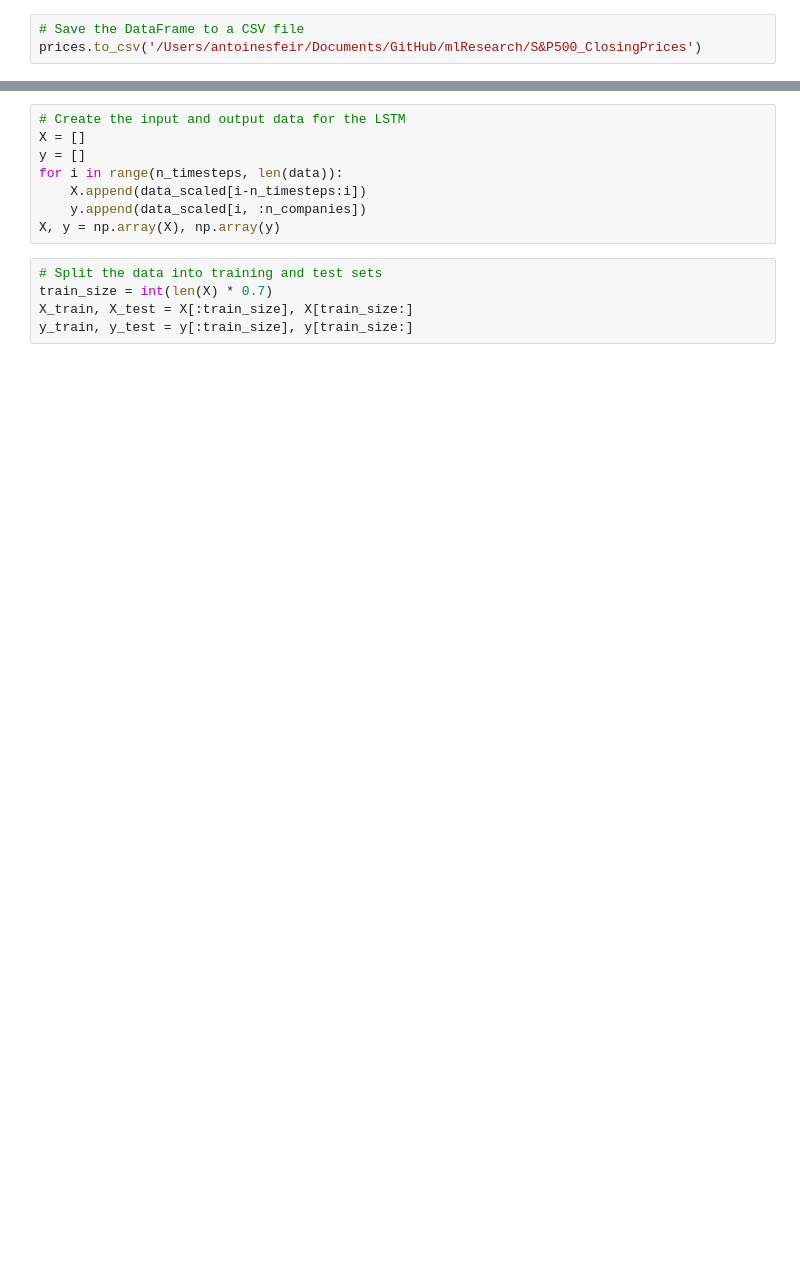
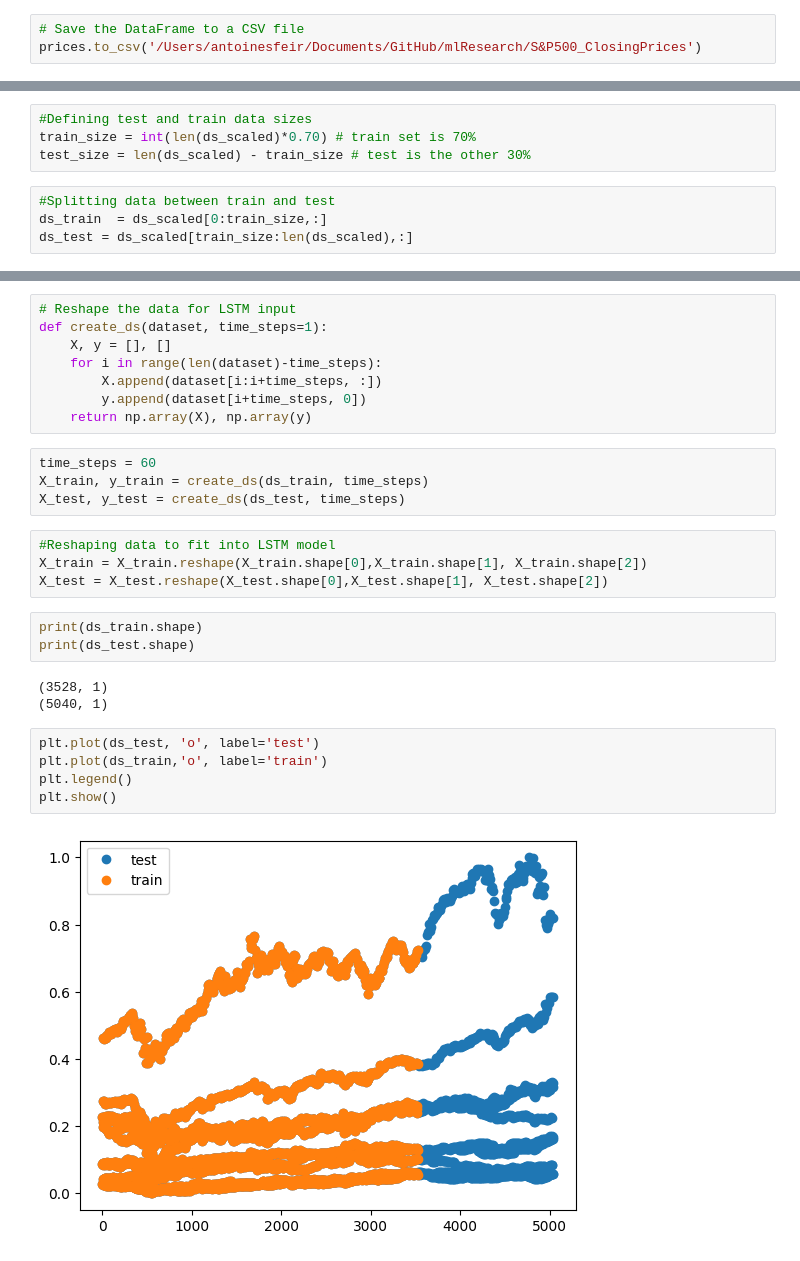
Before and after one commit to AntoineSfeir/MLResearch, a Jupyter notebook: S&P500_Forcast.ipynb, the cells around one changed output, grey strips where cells are left out. Drawn from its saved outputs; the diff is of its cells as text; blank space fills up the shorter version.

```diff
--- a/S&P500_Forcast.ipynb
+++ b/S&P500_Forcast.ipynb
@@ -97,0 +97,8 @@ data_scaled = scaler.fit_transform(data)
+# %%
+#Defining test and train data sizes
+train_size = int(len(ds_scaled)*0.70) # train set is 70%
+test_size = len(ds_scaled) - train_size # test is the other 30%
+# %%
+#Splitting data between train and test
+ds_train  = ds_scaled[0:train_size,:]
+ds_test = ds_scaled[train_size:len(ds_scaled),:]
@@ -98,14 +111,30 @@ data_scaled = scaler.fit_transform(data)
 # %%
-# Create the input and output data for the LSTM
-X = []
-y = []
-for i in range(n_timesteps, len(data)):
-    X.append(data_scaled[i-n_timesteps:i])
-    y.append(data_scaled[i, :n_companies])
-X, y = np.array(X), np.array(y)
+# Reshape the data for LSTM input
+def create_ds(dataset, time_steps=1):
+    X, y = [], []
+    for i in range(len(dataset)-time_steps):
+        X.append(dataset[i:i+time_steps, :])
+        y.append(dataset[i+time_steps, 0])
+    return np.array(X), np.array(y)
-# %%
-# Split the data into training and test sets
-train_size = int(len(X) * 0.7)
-X_train, X_test = X[:train_size], X[train_size:]
-y_train, y_test = y[:train_size], y[train_size:]
+# %%
+time_steps = 60
+X_train, y_train = create_ds(ds_train, time_steps)
+X_test, y_test = create_ds(ds_test, time_steps)
+# %%
+#Reshaping data to fit into LSTM model
+X_train = X_train.reshape(X_train.shape[0],X_train.shape[1], X_train.shape[2])
+X_test = X_test.reshape(X_test.shape[0],X_test.shape[1], X_test.shape[2])
+# %%
+print(ds_train.shape)
+print(ds_test.shape)
+# %% [output]
+(3528, 1)
+(5040, 1)
+# %%
+plt.plot(ds_test, 'o', label='test')
+plt.plot(ds_train,'o', label='train')
+plt.legend()
+plt.show()
+# %% [output]
+[figure, added]
 # %%
```
Also changed, not shown: parts of 21 cells of this notebook, 3 other files.
